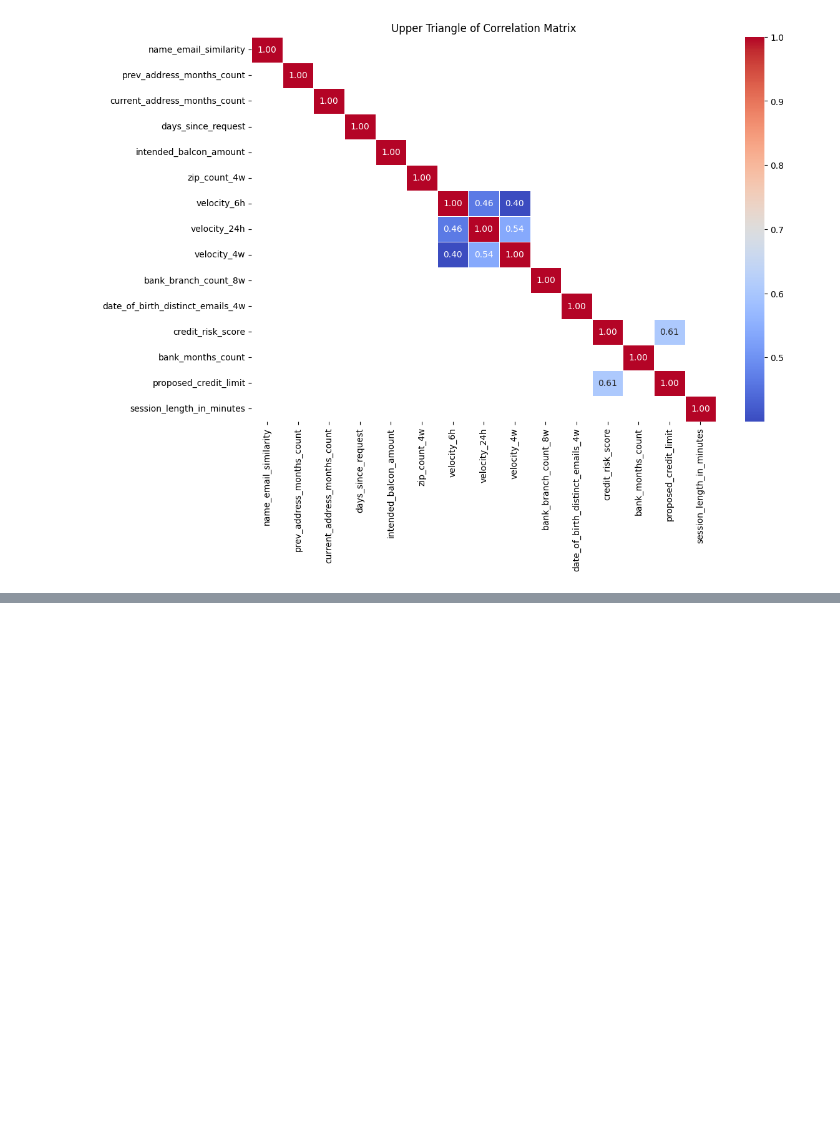
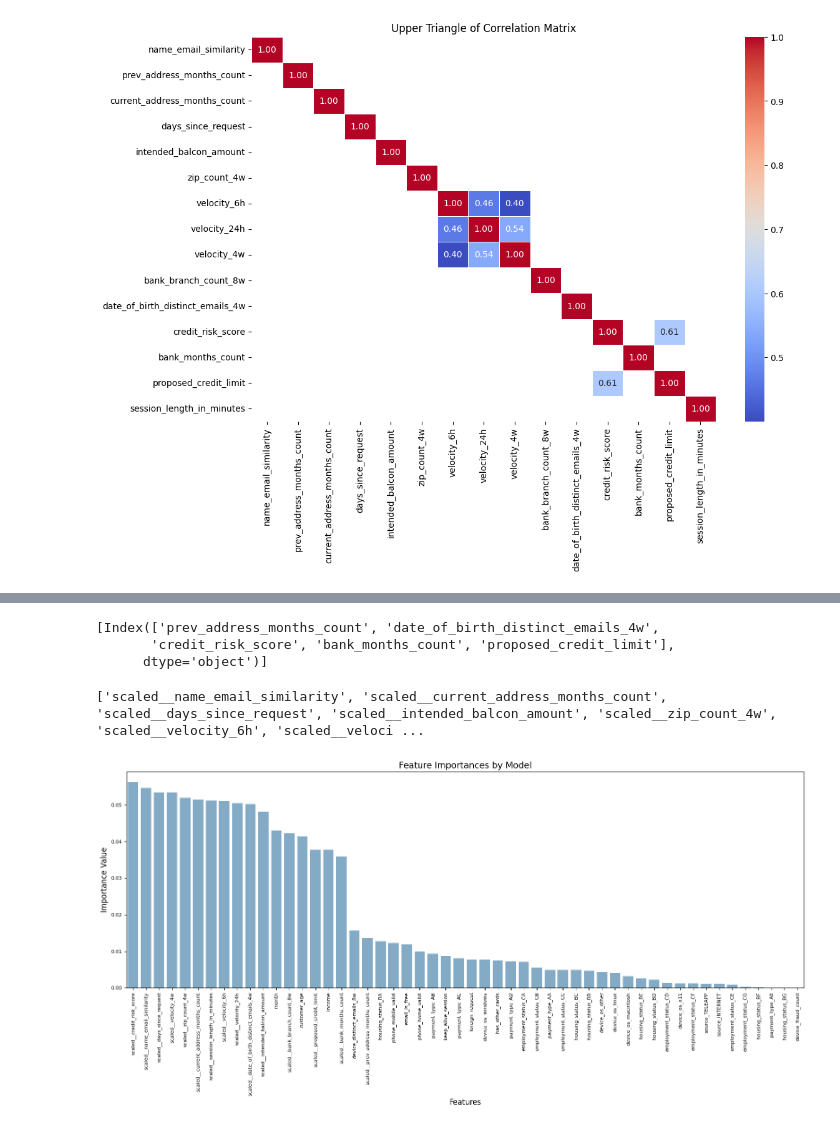
Before and after one commit to Nikhil172913832/Bank_fraud, a Jupyter notebook: BAF.ipynb, the cells around one changed output, grey strips where cells are left out. Cells and saved outputs as stored; diff of their text form; code cells hidden in the pictures; blank space fills up the shorter version.

```diff
--- a/BAF.ipynb
+++ b/BAF.ipynb
@@ -105,0 +253,32 @@ plt.show()
+# %%
+best_mutual_info_cols = SelectKBest(mutual_info_classif, k=5)
+best_mutual_info_cols.fit(X_train_num, y_train_num)
+best_mutual_info_features = [X_train_num.columns[best_mutual_info_cols.get_support()]]
+print(best_mutual_info_features)
+# %% [output]
+[Index(['prev_address_months_count', 'date_of_birth_distinct_emails_4w',
+       'credit_risk_score', 'bank_months_count', 'proposed_credit_limit'],
+      dtype='object')]
+# %%
+extra = ExtraTreesClassifier(n_estimators=50, random_state=0)
+extra.fit(X_scaled, y)
+feature_sel_extra = SelectFromModel(extra, prefit=True)
+best_extra_features = [X_scaled.columns[(feature_sel_extra.get_support())]]
+best_extra_features = list(best_extra_features[0])
+print(best_extra_features)
+# %% [output]
+['scaled__name_email_similarity', 'scaled__current_address_months_count', 'scaled__days_since_request', 'scaled__intended_balcon_amount', 'scaled__zip_count_4w', 'scaled__velocity_6h', 'scaled__veloci ...
+# %%
+extra_importances = pd.DataFrame({'feature': X_scaled.columns, 'importance': extra.feature_importances_})
+# %%
+plt.figure(figsize=(16, 8))
+sns.barplot(data=extra_importances.sort_values(by='importance', ascending=False), x="feature", y="importance",alpha=.6)
+plt.xlabel("Features", fontsize=12)
+plt.ylabel("Importance Value", fontsize=12)
+plt.xticks(rotation=90, fontsize=8)
+plt.yticks(fontsize=8)
+plt.title("Feature Importances by Model", fontsize=14)
+plt.tight_layout()
+plt.show()
+# %% [output]
+[figure, added]
```
Also changed, not shown: parts of 20 cells of this notebook.
